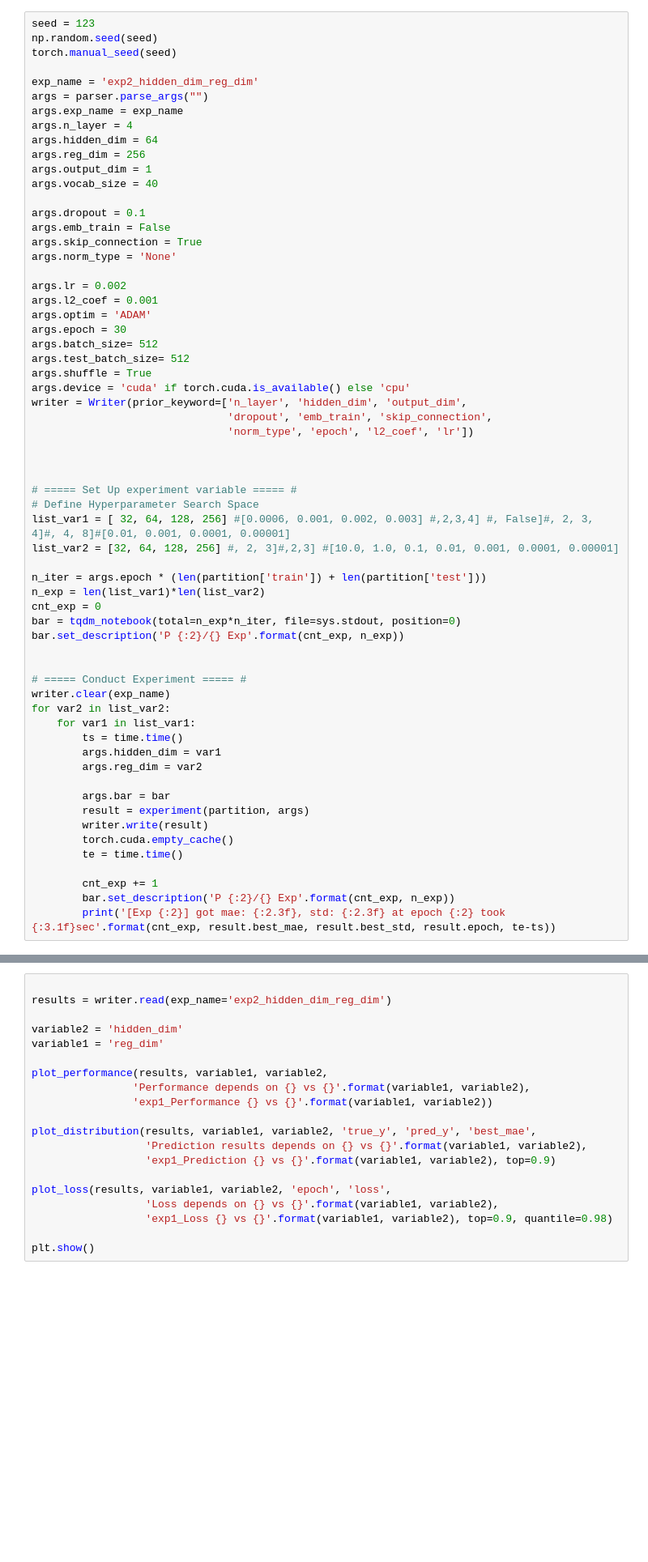
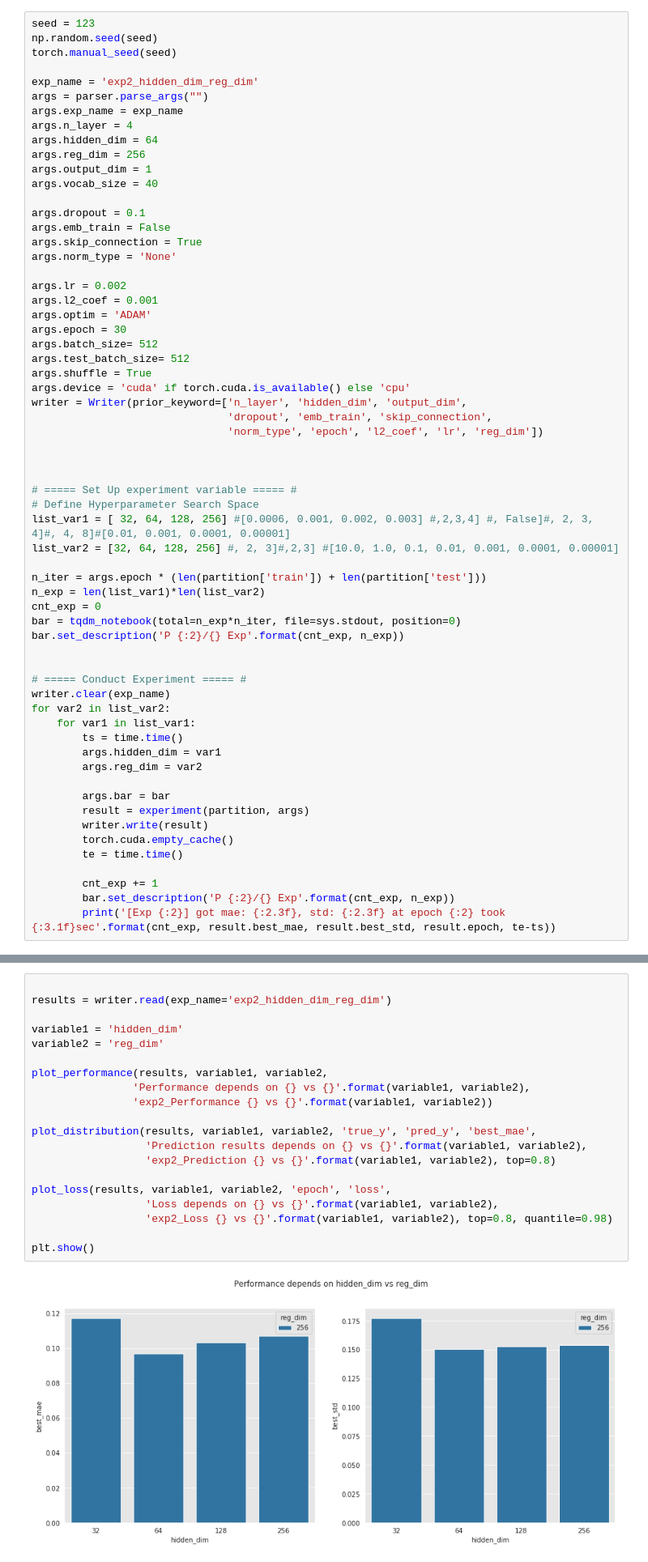
Before and after one commit to heartcored98/CH485_AI_Chemistry, a Jupyter notebook: Practice7_logP_GGNN/Practice7_logP_GGNN.ipynb, the cells around one changed output, grey strips where cells are left out. Shown: that part at 81% size. Cells and saved outputs as stored; diff of their text form; blank space fills up the shorter version.

```diff
--- a/Practice7_logP_GGNN/Practice7_logP_GGNN.ipynb
+++ b/Practice7_logP_GGNN/Practice7_logP_GGNN.ipynb
@@ -479,7 +479,7 @@ args.shuffle = True
 args.device = 'cuda' if torch.cuda.is_available() else 'cpu'
 writer = Writer(prior_keyword=['n_layer', 'hidden_dim', 'output_dim',
                                'dropout', 'emb_train', 'skip_connection',
-                               'norm_type', 'epoch', 'l2_coef', 'lr'])
+                               'norm_type', 'epoch', 'l2_coef', 'lr', 'reg_dim'])
 
 
 
@@ -534,20 +534,22 @@ Trainable   Parameters : 1694273
 # %%
 
 results = writer.read(exp_name='exp2_hidden_dim_reg_dim')
 
-variable2 = 'hidden_dim'
-variable1 = 'reg_dim'
+variable1 = 'hidden_dim'
+variable2 = 'reg_dim'
 
 plot_performance(results, variable1, variable2,
                 'Performance depends on {} vs {}'.format(variable1, variable2),
-                'exp1_Performance {} vs {}'.format(variable1, variable2))
+                'exp2_Performance {} vs {}'.format(variable1, variable2))
 
 plot_distribution(results, variable1, variable2, 'true_y', 'pred_y', 'best_mae',
                   'Prediction results depends on {} vs {}'.format(variable1, variable2),
-                  'exp1_Prediction {} vs {}'.format(variable1, variable2), top=0.9)
+                  'exp2_Prediction {} vs {}'.format(variable1, variable2), top=0.8)
 
 plot_loss(results, variable1, variable2, 'epoch', 'loss',
                   'Loss depends on {} vs {}'.format(variable1, variable2),
-                  'exp1_Loss {} vs {}'.format(variable1, variable2), top=0.9, quantile=0.98)
+                  'exp2_Loss {} vs {}'.format(variable1, variable2), top=0.8, quantile=0.98)
 
 plt.show()
+# %% [output]
+[figure, added]
```
Also changed, not shown: parts of 8 cells of this notebook.
